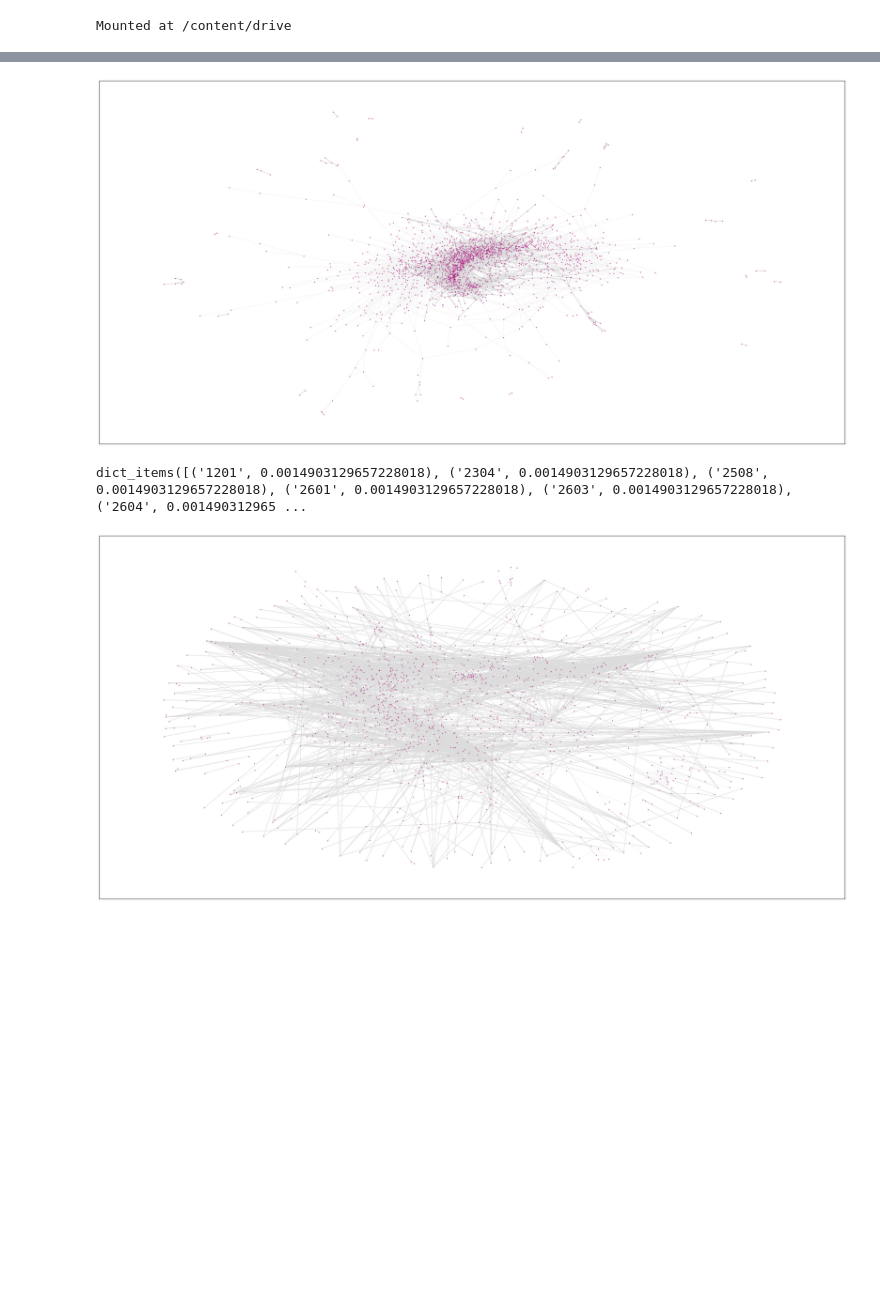
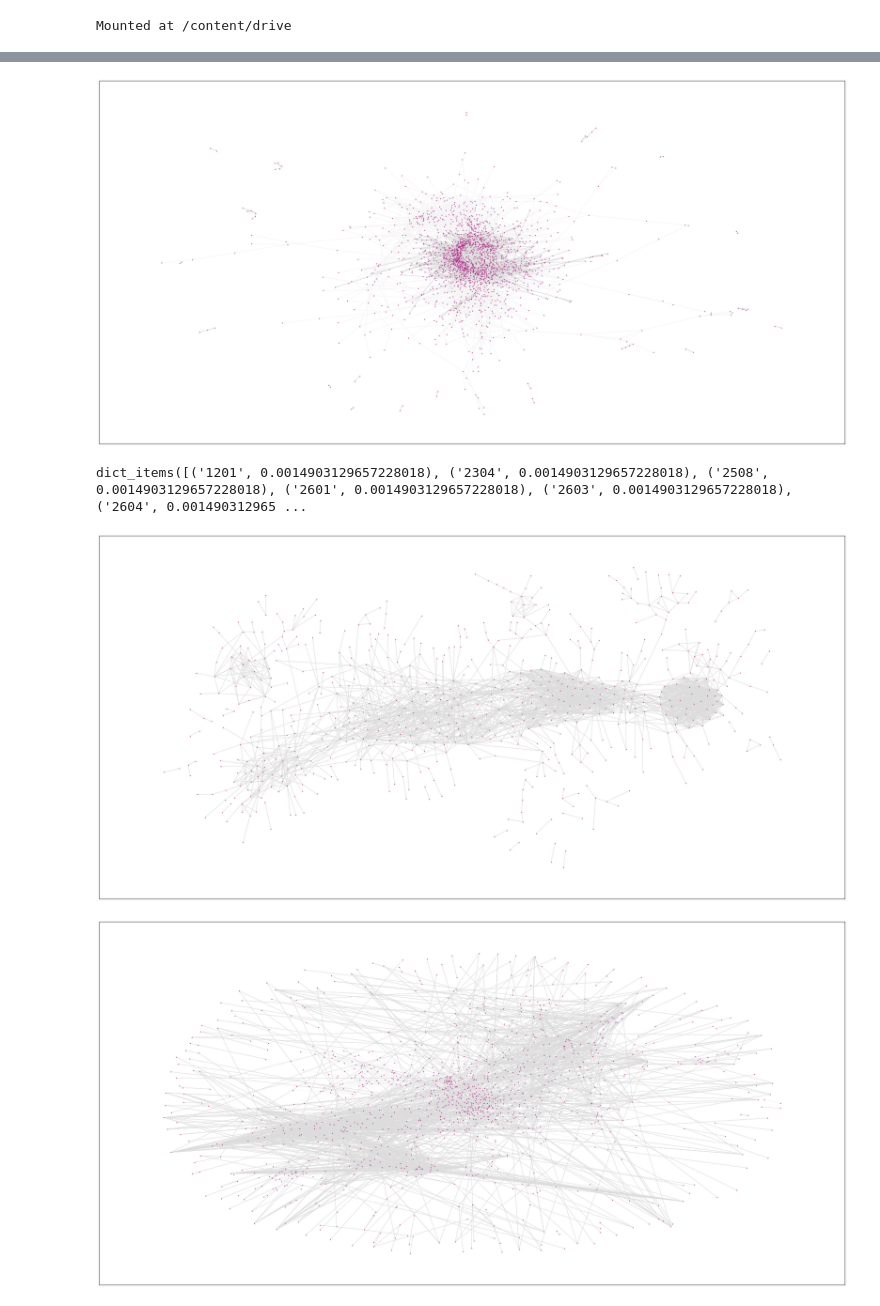
Before and after one commit to kevinCortial/graphlearning, a Jupyter notebook: preprocessing_Harvard.ipynb, the cells around one changed output, grey strips where cells are left out. Cells and saved outputs as stored; diff of their text form; code cells hidden in the pictures; blank space fills up the shorter version.

Commit message:
added louvain and fixed positions

```diff
--- a/preprocessing_Harvard.ipynb
+++ b/preprocessing_Harvard.ipynb
@@ -94,34 +94,53 @@ def get_graph_from_dataframe_hs(dataframe, pos):
   dataframe = dataframe.reindex(index = idx, columns=idx, fill_value=0)
   G = nx.from_pandas_adjacency(dataframe, create_using = nx.DiGraph())
   plt.figure(figsize=(30, 15))
+  nx.set_node_attributes(G, pos, 'coord')
+  nx.draw_networkx(G, node_size=1, with_labels=False, arrowsize=1, node_color='#ac1480', edge_color='gainsboro', pos = pos)
+  return dataframe
+
+def get_graph_from_dataframe_hs_no_pos(dataframe, pos):
+  # We only need the three needed columns
+  dataframe = dataframe[["source", "target", "strength"]]
+  dataframe.columns = ['source', 'dest', 'coef']
+  # We delete every line that has a weight of zero
+  data_no_zero = dataframe[dataframe['coef'] >= 0.5]
+  dataframe = pd.crosstab(data_no_zero.source, data_no_zero.dest, dropna=False)
+  # At this point we can transform the dataframe intro an adjacency matrix
+  idx = dataframe.columns.union(dataframe.index)
+  dataframe = dataframe.reindex(index = idx, columns=idx, fill_value=0)
+  G = nx.from_pandas_adjacency(dataframe, create_using = nx.DiGraph())
+  plt.figure(figsize=(30, 15))
   #nx.set_node_attributes(G, pos, 'coord')
   nx.draw_networkx(G, node_size=1, with_labels=False, arrowsize=1, node_color='#ac1480', edge_color='gainsboro')
+  return dataframe
 
-  return dataframe
 
 original_df_positions = df_edges
 df_positions = get_graph_from_dataframe_hs(original_df_positions, pos)
+df_no_positions = get_graph_from_dataframe_hs_no_pos(original_df_positions, pos)
 G_positions = get_clean_graph_from_dataframe_hs(df_positions)
+G_no_positions = get_clean_graph_from_dataframe_hs(df_no_positions)
 
 print(original_df_positions['strength'].min())
 # %% [output]
        id            x            y
 0    0910  2713.388794  2416.424561
 1    6103  2614.369629  2386.631348
 2    6106  2583.115845  2490.073730
 3    6108  2595.237549  2421.645508
 4    0806  2496.602661  2819.347656
 ..    ...          ...          ...
 861  3005  1769.458618  2122.589111
 862  3913  1368.636841  2019.038025
 863  3001  1397.348389  1952.072571
 864  2941  1278.896362  2263.202148
 865  2939  1554.937500  2808.760742
 ... (14 lines left out)
 
 [2532 rows x 3 columns]
 {'0101': (2075.9461669922, 2745.5568847656), '0102': (2153.6484375, 2519.5017089844), '0103': (1676.4609375, 2661.0825195312), '0104': (2318.2426757812, 2771.2937011719), '0105': (2201.7208251953, 257 ...
 dict_items([('0502', 0.0009578544061302681), ('1201', 0.0009578544061302681), ('1204', 0.0009578544061302681), ('2101', 0.0009578544061302681), ('2304', 0.0009578544061302681), ('2403', 0.000957854406 ...
-[figure, old version]
+[figure, new version]
 dict_items([('1201', 0.0014903129657228018), ('2304', 0.0014903129657228018), ('2508', 0.0014903129657228018), ('2601', 0.0014903129657228018), ('2603', 0.0014903129657228018), ('2604', 0.001490312965 ...
-[figure, old version]
+[figure, new version]
+[figure, added]
```
Also changed, not shown: parts of 3 cells of this notebook.
